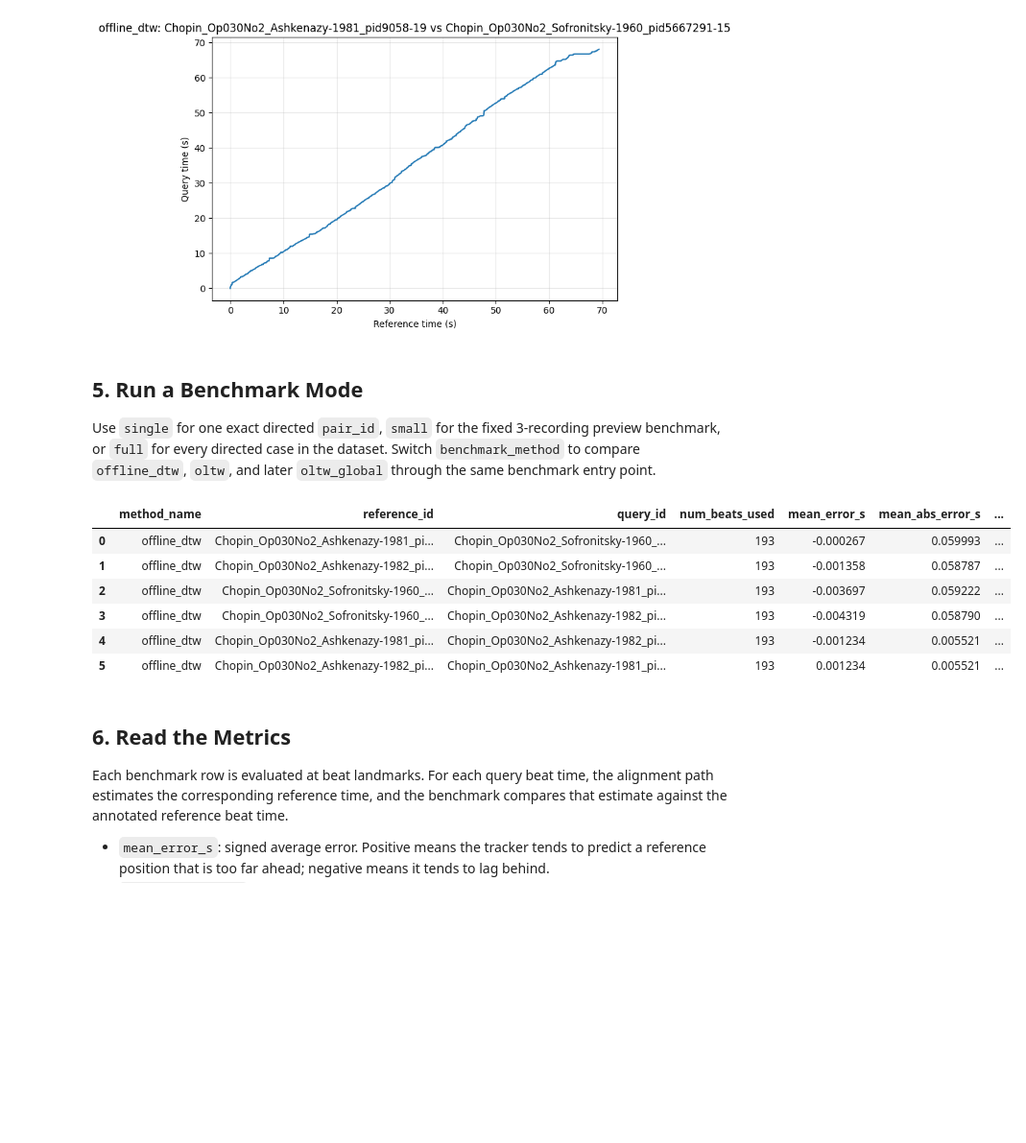
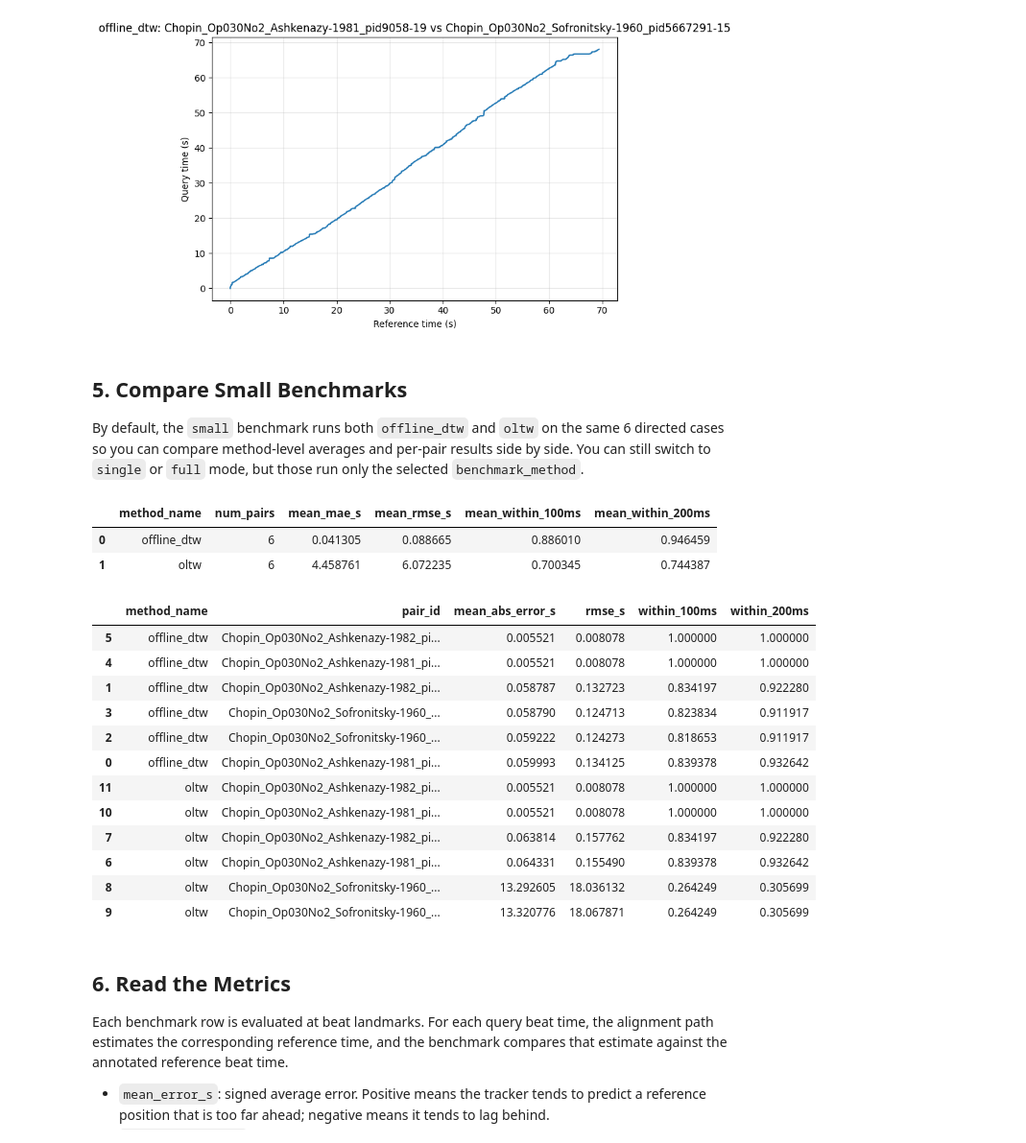
Before and after one commit to diego2317/E207_project, a Jupyter notebook: notebooks/01_alignment_sandbox.ipynb, the cells around one changed output. Shown at 96% size. Cells and saved outputs as stored; diff of their text form; code cells hidden in the pictures; blank space fills up the shorter version.

```diff
--- a/notebooks/01_alignment_sandbox.ipynb
+++ b/notebooks/01_alignment_sandbox.ipynb
@@ -103,38 +106,77 @@ else:
 # %% [output]
 [figure]
 # %% [markdown]
-## 5. Run a Benchmark Mode
+## 5. Compare Small Benchmarks
 
-Use `single` for one exact directed `pair_id`, `small` for the fixed 3-recording preview benchmark, or `full` for every directed case in the dataset. Switch `benchmark_method` to compare `offline_dtw`, `oltw`, and later `oltw_global` through the same benchmark entry point.
+By default, the `small` benchmark runs both `offline_dtw` and `oltw` on the same 6 directed cases so you can compare method-level averages and per-pair results side by side. You can still switch to `single` or `full` mode, but those run only the selected `benchmark_method`.
 # %%
 if pairs:
-    benchmark_method = "offline_dtw"  # "offline_dtw", "oltw", or "oltw_global"
+    benchmark_method = "offline_dtw"  # used for "single" and "full" modes
     benchmark_mode = "small"  # "single", "small", or "full"
     benchmark_pair_id = None
+    benchmark_methods = ["offline_dtw", "oltw"] if benchmark_mode == "small" else [benchmark_method]
     if benchmark_mode == "single":
         benchmark_pair_id = evaluation.select_preview_recording_pair(pairs).pair_id
 
-    metrics_frame = evaluation.run_alignment_benchmark(
-        dataset_root=config.RAW_DATA_DIR,
-        output_dir=config.METRICS_DIR,
-        experiment_name=f"{benchmark_method}_notebook_{benchmark_mode}",
-        method_name=benchmark_method,
-        selection_mode=benchmark_mode,
-        pair_id=benchmark_pair_id,
-        save_outputs=True,
-        show_progress=True,
+    benchmark_frames = []
+    for benchmark_method in benchmark_methods:
+        benchmark_frame = evaluation.run_alignment_benchmark(
+            dataset_root=config.RAW_DATA_DIR,
+            output_dir=config.METRICS_DIR,
+            experiment_name=f"{benchmark_method}_notebook_{benchmark_mode}",
+            method_name=benchmark_method,
+            selection_mode=benchmark_mode,
+            pair_id=benchmark_pair_id,
+            save_outputs=True,
+            show_progress=True,
+        )
+        benchmark_frames.append(benchmark_frame)
+
+    metrics_frame = pd.concat(benchmark_frames, ignore_index=True)
+    comparison_summary = (
+        metrics_frame.groupby("method_name", dropna=False)
+        .agg(
+            num_pairs=("pair_id", "size"),
+            mean_mae_s=("mean_abs_error_s", "mean"),
+            mean_rmse_s=("rmse_s", "mean"),
+            mean_within_100ms=("within_100ms", "mean"),
+            mean_within_200ms=("within_200ms", "mean"),
+        )
+        .reset_index()
+        .sort_values("mean_mae_s")
     )
-    display(metrics_frame)
+    display(comparison_summary)
+    display(
+        metrics_frame[
+            [
+                "method_name",
+                "pair_id",
+                "mean_abs_error_s",
+                "rmse_s",
+                "within_100ms",
+                "within_200ms",
+            ]
+        ].sort_values(["method_name", "mean_abs_error_s"])
+    )
 else:
     print("No benchmark cases discovered, so the benchmark was skipped.")
 # %% [output]
-|  | method_name | reference_id | query_id | num_beats_used | mean_error_s | mean_abs_error_s | ... |
-| 0 | offline_dtw | Chopin_Op030No2_Ashkenazy-1981_pi... | Chopin_Op030No2_Sofronitsky-1960_... | 193 | -0.000267 | 0.059993 | ... |
-| 1 | offline_dtw | Chopin_Op030No2_Ashkenazy-1982_pi... | Chopin_Op030No2_Sofronitsky-1960_... | 193 | -0.001358 | 0.058787 | ... |
-| 2 | offline_dtw | Chopin_Op030No2_Sofronitsky-1960_... | Chopin_Op030No2_Ashkenazy-1981_pi... | 193 | -0.003697 | 0.059222 | ... |
-| 3 | offline_dtw | Chopin_Op030No2_Sofronitsky-1960_... | Chopin_Op030No2_Ashkenazy-1982_pi... | 193 | -0.004319 | 0.058790 | ... |
-| 4 | offline_dtw | Chopin_Op030No2_Ashkenazy-1981_pi... | Chopin_Op030No2_Ashkenazy-1982_pi... | 193 | -0.001234 | 0.005521 | ... |
-| 5 | offline_dtw | Chopin_Op030No2_Ashkenazy-1982_pi... | Chopin_Op030No2_Ashkenazy-1981_pi... | 193 | 0.001234 | 0.005521 | ... |
+|  | method_name | num_pairs | mean_mae_s | mean_rmse_s | mean_within_100ms | mean_within_200ms |
+| 0 | offline_dtw | 6 | 0.041305 | 0.088665 | 0.886010 | 0.946459 |
+| 1 | oltw | 6 | 4.458761 | 6.072235 | 0.700345 | 0.744387 |
+|  | method_name | pair_id | mean_abs_error_s | rmse_s | within_100ms | within_200ms |
+| 5 | offline_dtw | Chopin_Op030No2_Ashkenazy-1982_pi... | 0.005521 | 0.008078 | 1.000000 | 1.000000 |
+| 4 | offline_dtw | Chopin_Op030No2_Ashkenazy-1981_pi... | 0.005521 | 0.008078 | 1.000000 | 1.000000 |
+| 1 | offline_dtw | Chopin_Op030No2_Ashkenazy-1982_pi... | 0.058787 | 0.132723 | 0.834197 | 0.922280 |
+| 3 | offline_dtw | Chopin_Op030No2_Sofronitsky-1960_... | 0.058790 | 0.124713 | 0.823834 | 0.911917 |
+| 2 | offline_dtw | Chopin_Op030No2_Sofronitsky-1960_... | 0.059222 | 0.124273 | 0.818653 | 0.911917 |
+| 0 | offline_dtw | Chopin_Op030No2_Ashkenazy-1981_pi... | 0.059993 | 0.134125 | 0.839378 | 0.932642 |
+| 11 | oltw | Chopin_Op030No2_Ashkenazy-1982_pi... | 0.005521 | 0.008078 | 1.000000 | 1.000000 |
+| 10 | oltw | Chopin_Op030No2_Ashkenazy-1981_pi... | 0.005521 | 0.008078 | 1.000000 | 1.000000 |
+| 7 | oltw | Chopin_Op030No2_Ashkenazy-1982_pi... | 0.063814 | 0.157762 | 0.834197 | 0.922280 |
+| 6 | oltw | Chopin_Op030No2_Ashkenazy-1981_pi... | 0.064331 | 0.155490 | 0.839378 | 0.932642 |
+| 8 | oltw | Chopin_Op030No2_Sofronitsky-1960_... | 13.292605 | 18.036132 | 0.264249 | 0.305699 |
+| 9 | oltw | Chopin_Op030No2_Sofronitsky-1960_... | 13.320776 | 18.067871 | 0.264249 | 0.305699 |
 # %% [markdown]
 ## 6. Read the Metrics
 
```
Also changed, not shown: parts of 2 cells of this notebook, 5 other files.
